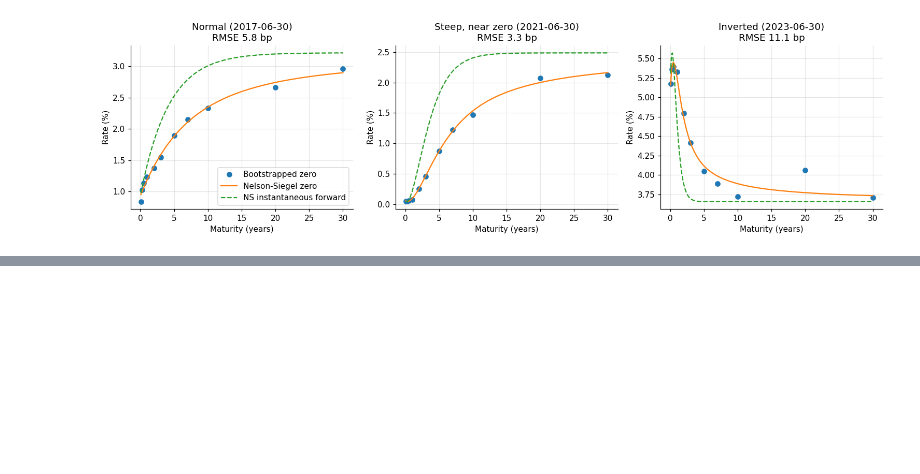
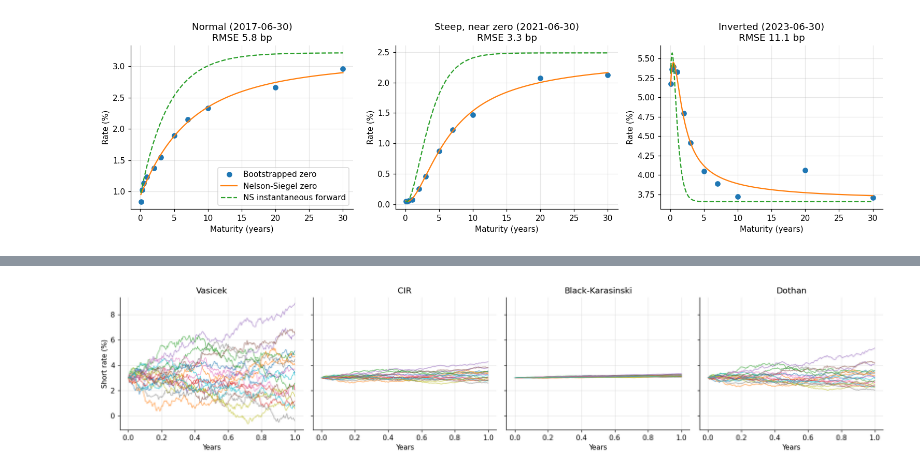
Before and after one commit to vincal848/term_structure_modeling, a Jupyter notebook: notebooks/term_structure.ipynb, the cells around one changed output, grey strips where cells are left out. Cells and saved outputs as stored; diff of their text form; code cells hidden in the pictures; blank space fills up the shorter version.

```diff
--- a/notebooks/term_structure.ipynb
+++ b/notebooks/term_structure.ipynb
@@ -125,0 +147,20 @@ fig.savefig(FIG / "02_nelson_siegel.png", bbox_inches="tight")
+# %%
+from termstructure.short_rate import OneFactorModel, black_karasinski, dothan, mc_bond_curve
+from termstructure.affine import CIR, Vasicek
+
+toy = {  # parameters from the original Term_Structure_Discussions.Rmd
+    "Vasicek": (Vasicek(kappa=0.1, theta=0.05, sigma=0.02).general(), "euler"),
+    "CIR": (CIR(kappa=0.1, theta=0.05, sigma=0.02).general(), "full_truncation"),
+    "Black-Karasinski": (black_karasinski(kappa=0.1, theta_log=np.log(0.05), sigma=0.02), "log_euler"),
+    "Dothan": (dothan(mu=0.0, sigma=0.2), "log_euler"),
+}
+fig, axes = plt.subplots(1, 4, figsize=(16, 3.6), sharey=True)
+for ax, (name, (model, scheme)) in zip(axes, toy.items()):
+    t, paths = model.simulate(r0=0.03, T=1.0, dt=1 / 252, n_paths=20, seed=123, scheme=scheme, antithetic=False)
+    ax.plot(t, paths * 100, lw=0.8, alpha=0.8)
+    ax.set(title=name, xlabel="Years")
+axes[0].set_ylabel("Short rate (%)")
+fig.tight_layout()
+fig.savefig(FIG / "03_one_factor_family.png", bbox_inches="tight")
+# %% [output]
+[figure, added]
```
Also changed, not shown: parts of 8 cells of this notebook, 5 other files.
